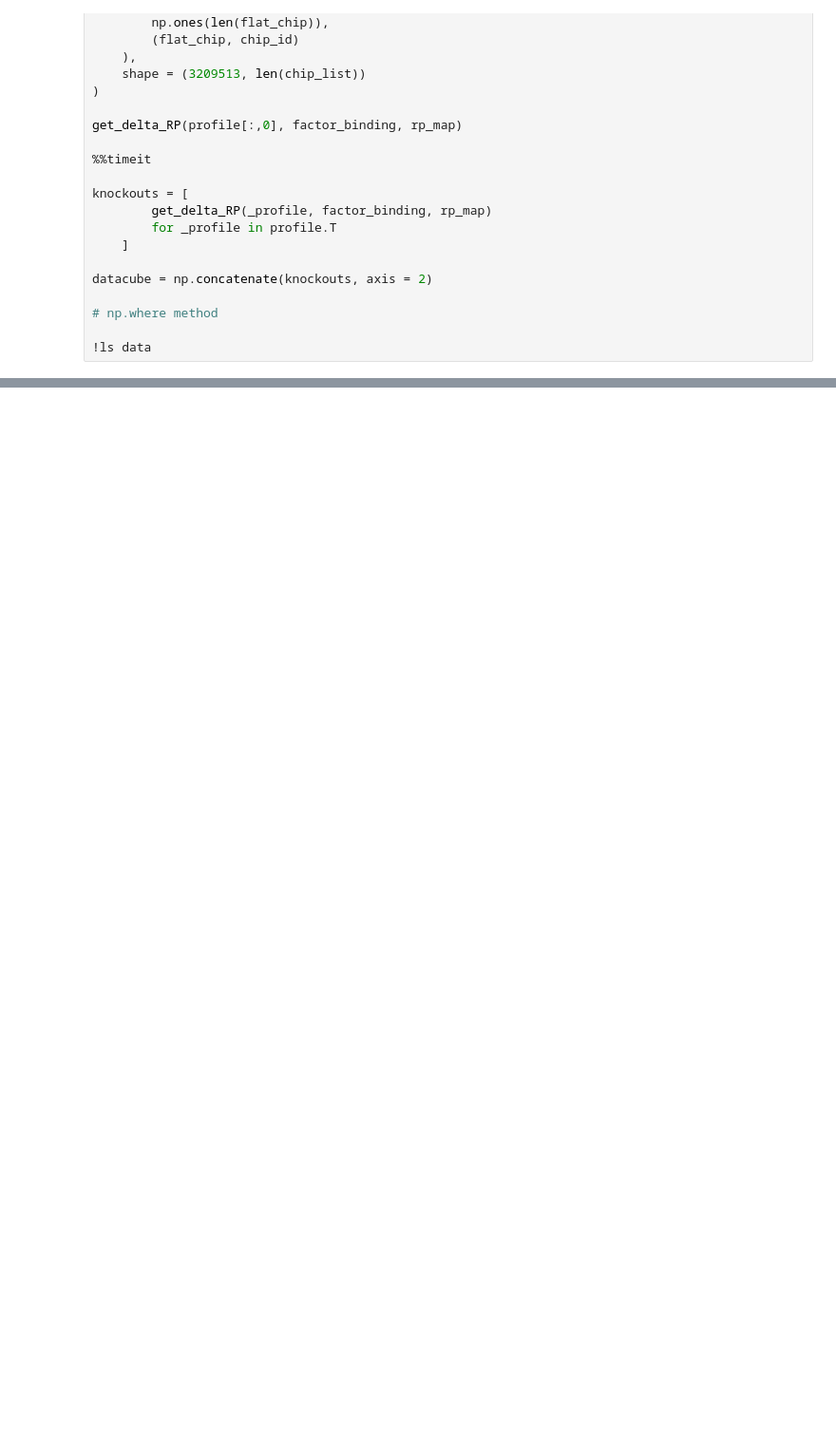
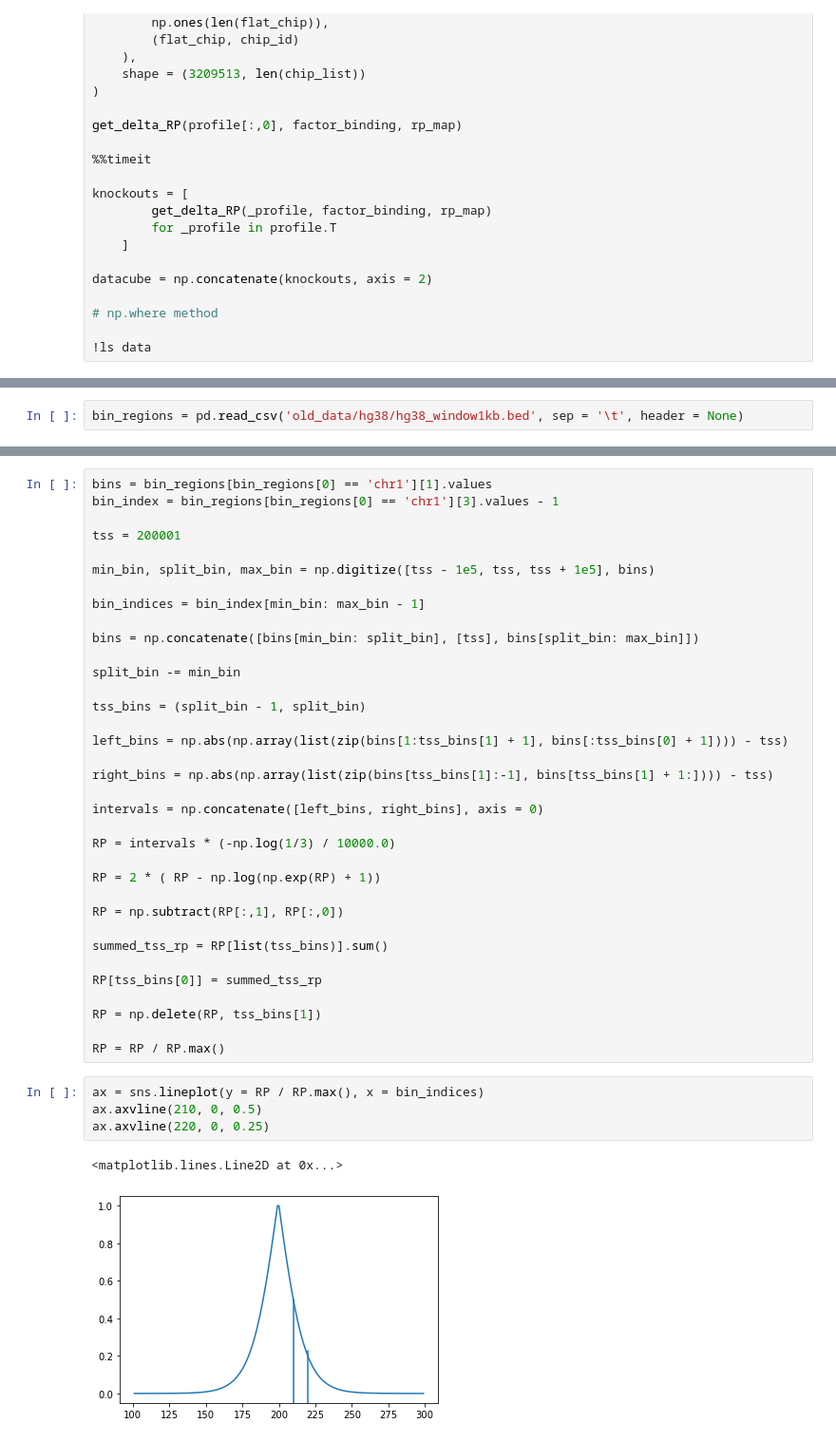
Before and after one commit to AllenWLynch/lisa, a Jupyter notebook: lisa_testing.ipynb, the cells around one changed output, grey strips where cells are left out. Shown at 95% size. Drawn from its saved outputs; the diff is of its cells as text; blank space fills up the shorter version.

```diff
--- a/lisa_testing.ipynb
+++ b/lisa_testing.ipynb
@@ -1181,0 +1358,2 @@ datacube = np.concatenate(knockouts, axis = 2)
+# %%
+bin_regions = pd.read_csv('old_data/hg38/hg38_window1kb.bed', sep = '\t', header = None)
@@ -1181,0 +1376,42 @@ datacube = np.concatenate(knockouts, axis = 2)
+# %%
+bins = bin_regions[bin_regions[0] == 'chr1'][1].values
+bin_index = bin_regions[bin_regions[0] == 'chr1'][3].values - 1
+
+tss = 200001
+
+min_bin, split_bin, max_bin = np.digitize([tss - 1e5, tss, tss + 1e5], bins)
+
+bin_indices = bin_index[min_bin: max_bin - 1]
+
+bins = np.concatenate([bins[min_bin: split_bin], [tss], bins[split_bin: max_bin]])
+
+split_bin -= min_bin
+
+tss_bins = (split_bin - 1, split_bin)
+
+left_bins = np.abs(np.array(list(zip(bins[1:tss_bins[1] + 1], bins[:tss_bins[0] + 1]))) - tss)
+
+right_bins = np.abs(np.array(list(zip(bins[tss_bins[1]:-1], bins[tss_bins[1] + 1:]))) - tss)
+
+intervals = np.concatenate([left_bins, right_bins], axis = 0)
+
+RP = intervals * (-np.log(1/3) / 10000.0)
+
+RP = 2 * ( RP - np.log(np.exp(RP) + 1))
+
+RP = np.subtract(RP[:,1], RP[:,0])
+
+summed_tss_rp = RP[list(tss_bins)].sum()
+
+RP[tss_bins[0]] = summed_tss_rp
+
+RP = np.delete(RP, tss_bins[1])
+
+RP = RP / RP.max()
+# %%
+ax = sns.lineplot(y = RP / RP.max(), x = bin_indices)
+ax.axvline(210, 0, 0.5)
+ax.axvline(220, 0, 0.25)
+# %% [output]
+<matplotlib.lines.Line2D at 0x...>
+[figure, added]
```
Also changed, not shown: parts of 46 cells of this notebook, 9 other files.
